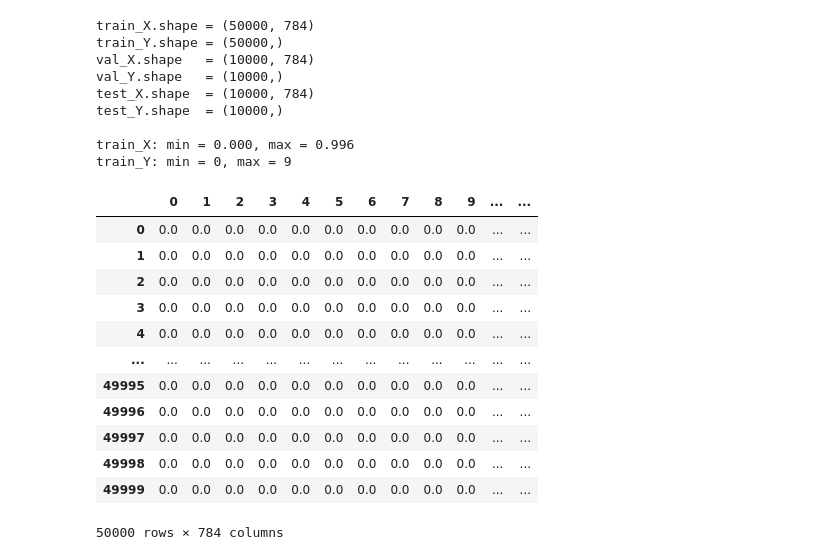
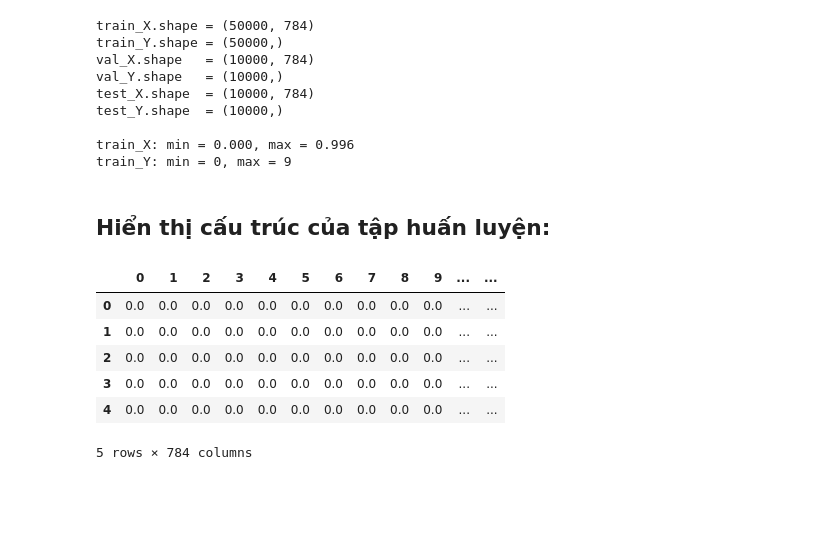
Before and after one commit to bason1999qn/Final_Machine_Learning, a Jupyter notebook: SVM_run.ipynb, the cells around one changed output. Drawn from its saved outputs; the diff is of its cells as text; code cells hidden in the pictures; blank space fills up the shorter version.

```diff
--- a/SVM_run.ipynb
+++ b/SVM_run.ipynb
@@ -62,21 +73,17 @@ test_Y.shape  = (10000,)
 
 train_X: min = 0.000, max = 0.996
 train_Y: min = 0, max = 9
+# %% [markdown]
+## Hiển thị cấu trúc của tập huấn luyện:
 # %%
 train_data_X = pd.DataFrame(train_X)
-train_data_X
+train_data_X.head()
 # %% [output]
 |  | 0 | 1 | 2 | 3 | 4 | 5 | 6 | 7 | 8 | 9 | ... | ... |
 | 0 | 0.0 | 0.0 | 0.0 | 0.0 | 0.0 | 0.0 | 0.0 | 0.0 | 0.0 | 0.0 | ... | ... |
 | 1 | 0.0 | 0.0 | 0.0 | 0.0 | 0.0 | 0.0 | 0.0 | 0.0 | 0.0 | 0.0 | ... | ... |
 | 2 | 0.0 | 0.0 | 0.0 | 0.0 | 0.0 | 0.0 | 0.0 | 0.0 | 0.0 | 0.0 | ... | ... |
 | 3 | 0.0 | 0.0 | 0.0 | 0.0 | 0.0 | 0.0 | 0.0 | 0.0 | 0.0 | 0.0 | ... | ... |
 | 4 | 0.0 | 0.0 | 0.0 | 0.0 | 0.0 | 0.0 | 0.0 | 0.0 | 0.0 | 0.0 | ... | ... |
-| ... | ... | ... | ... | ... | ... | ... | ... | ... | ... | ... | ... | ... |
-| 49995 | 0.0 | 0.0 | 0.0 | 0.0 | 0.0 | 0.0 | 0.0 | 0.0 | 0.0 | 0.0 | ... | ... |
-| 49996 | 0.0 | 0.0 | 0.0 | 0.0 | 0.0 | 0.0 | 0.0 | 0.0 | 0.0 | 0.0 | ... | ... |
-| 49997 | 0.0 | 0.0 | 0.0 | 0.0 | 0.0 | 0.0 | 0.0 | 0.0 | 0.0 | 0.0 | ... | ... |
-| 49998 | 0.0 | 0.0 | 0.0 | 0.0 | 0.0 | 0.0 | 0.0 | 0.0 | 0.0 | 0.0 | ... | ... |
-| 49999 | 0.0 | 0.0 | 0.0 | 0.0 | 0.0 | 0.0 | 0.0 | 0.0 | 0.0 | 0.0 | ... | ... |
-50000 rows × 784 columns
+5 rows × 784 columns
 # %%
```
Also changed, not shown: parts of 36 cells of this notebook.
